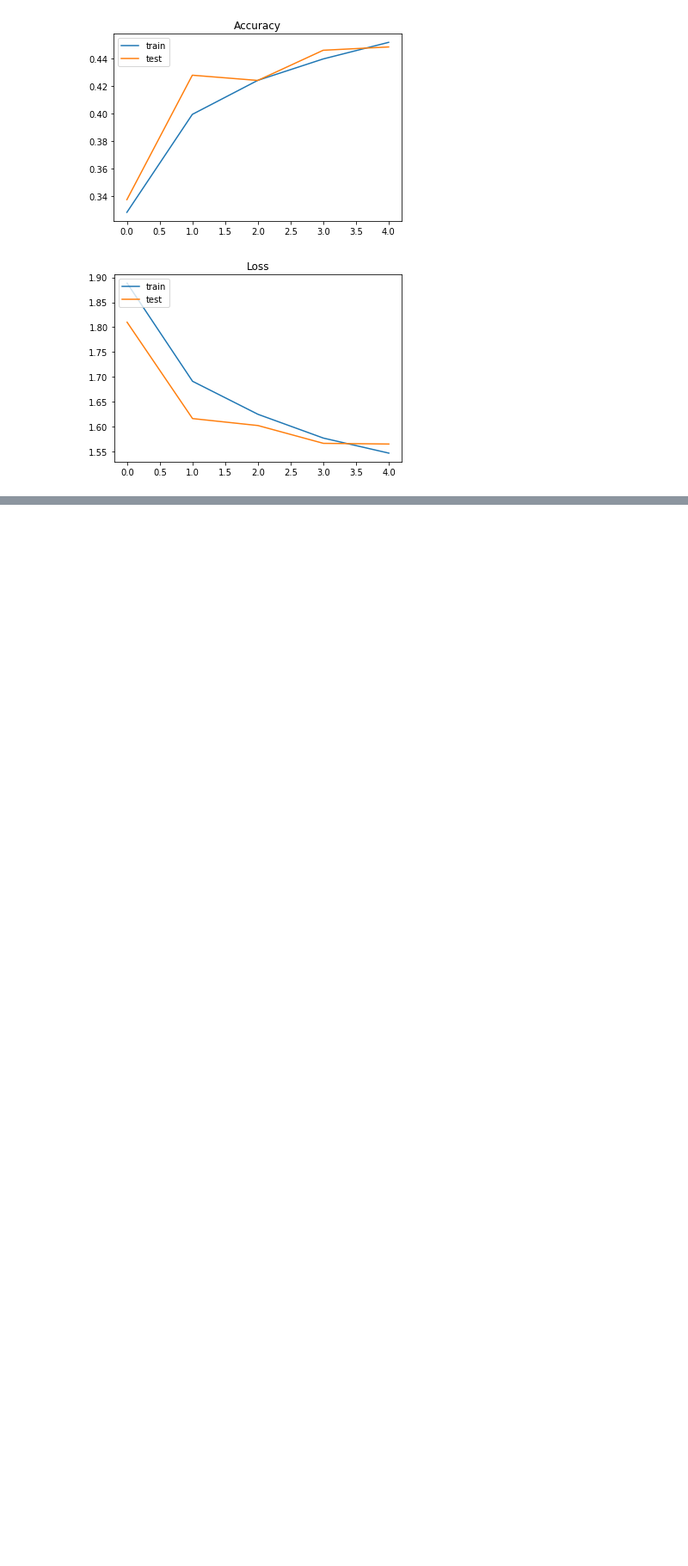
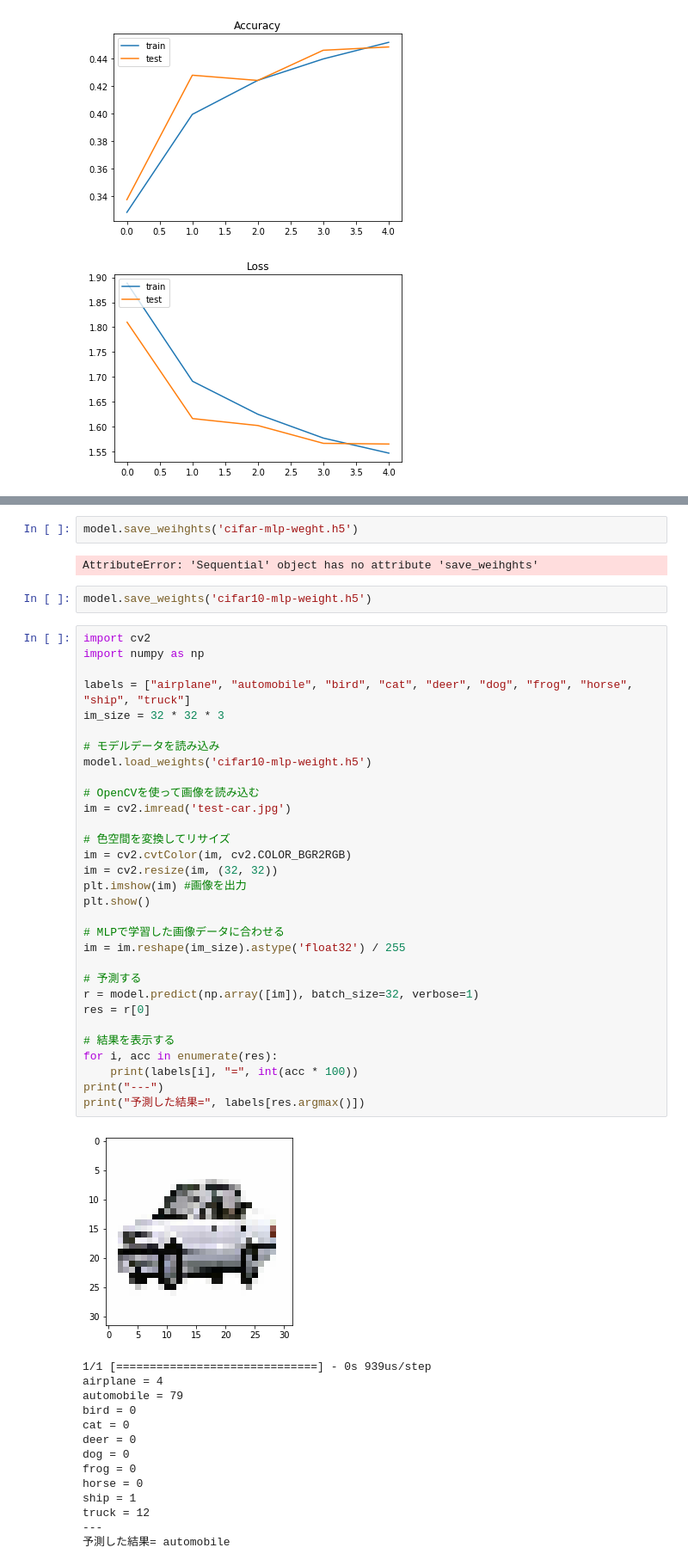
Before and after one commit to katuhito/workspace9, a Jupyter notebook: tensorflow/Untitled5.ipynb, the cells around one changed output, grey strips where cells are left out. Shown at 86% size. Saved outputs shown, nothing was run; the diff lists cells and outputs as text; blank space fills up the shorter version.

```diff
--- a/tensorflow/Untitled5.ipynb
+++ b/tensorflow/Untitled5.ipynb
@@ -90,0 +288,52 @@ Epoch 5/5
+# %%
+model.save_weihghts('cifar-mlp-weght.h5')
+# %% [output]
+AttributeError: 'Sequential' object has no attribute 'save_weihghts'
+# %%
+model.save_weights('cifar10-mlp-weight.h5')
+# %%
+import cv2
+import numpy as np
+
+labels = ["airplane", "automobile", "bird", "cat", "deer", "dog", "frog", "horse", "ship", "truck"]
+im_size = 32 * 32 * 3
+
+# モデルデータを読み込み
+model.load_weights('cifar10-mlp-weight.h5')
+
+# OpenCVを使って画像を読み込む
+im = cv2.imread('test-car.jpg')
+
+# 色空間を変換してリサイズ
+im = cv2.cvtColor(im, cv2.COLOR_BGR2RGB)
+im = cv2.resize(im, (32, 32))
+plt.imshow(im) #画像を出力
+plt.show()
+
+# MLPで学習した画像データに合わせる
+im = im.reshape(im_size).astype('float32') / 255
+
+# 予測する
+r = model.predict(np.array([im]), batch_size=32, verbose=1)
+res = r[0]
+
+# 結果を表示する
+for i, acc in enumerate(res):
+    print(labels[i], "=", int(acc * 100))
+print("---")
+print("予測した結果=", labels[res.argmax()])
+# %% [output]
+[figure, added]
+1/1 [==============================] - 0s 939us/step
+airplane = 4
+automobile = 79
+bird = 0
+cat = 0
+deer = 0
+dog = 0
+frog = 0
+horse = 0
+ship = 1
+truck = 12
+---
+予測した結果= automobile
```
Also changed, not shown: parts of 5 cells of this notebook, 5 other files.
